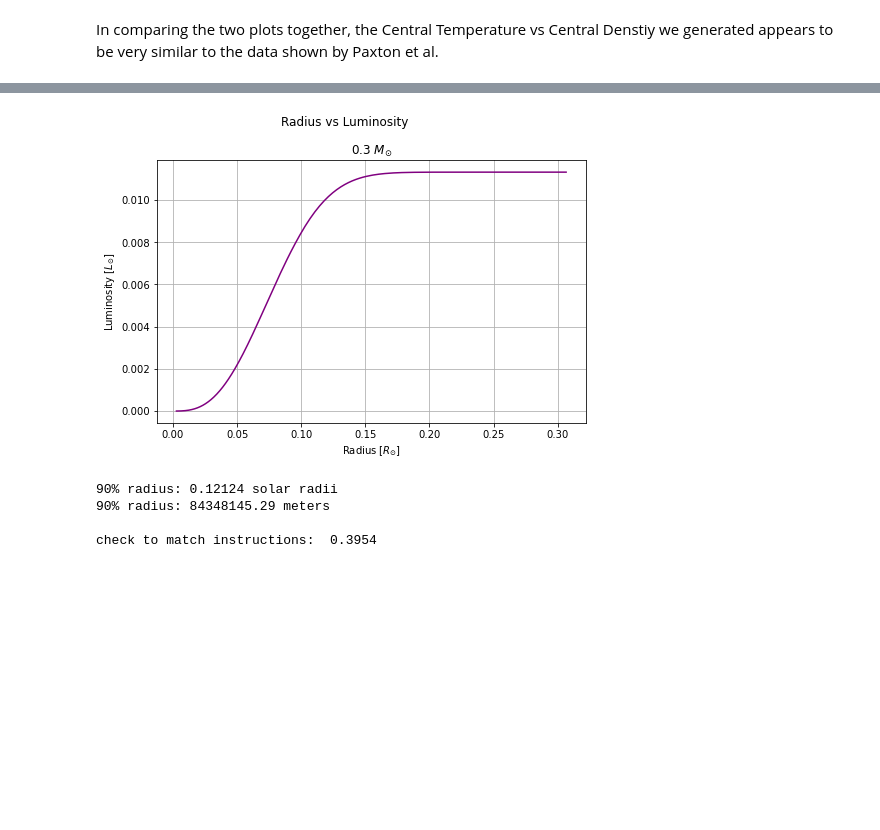
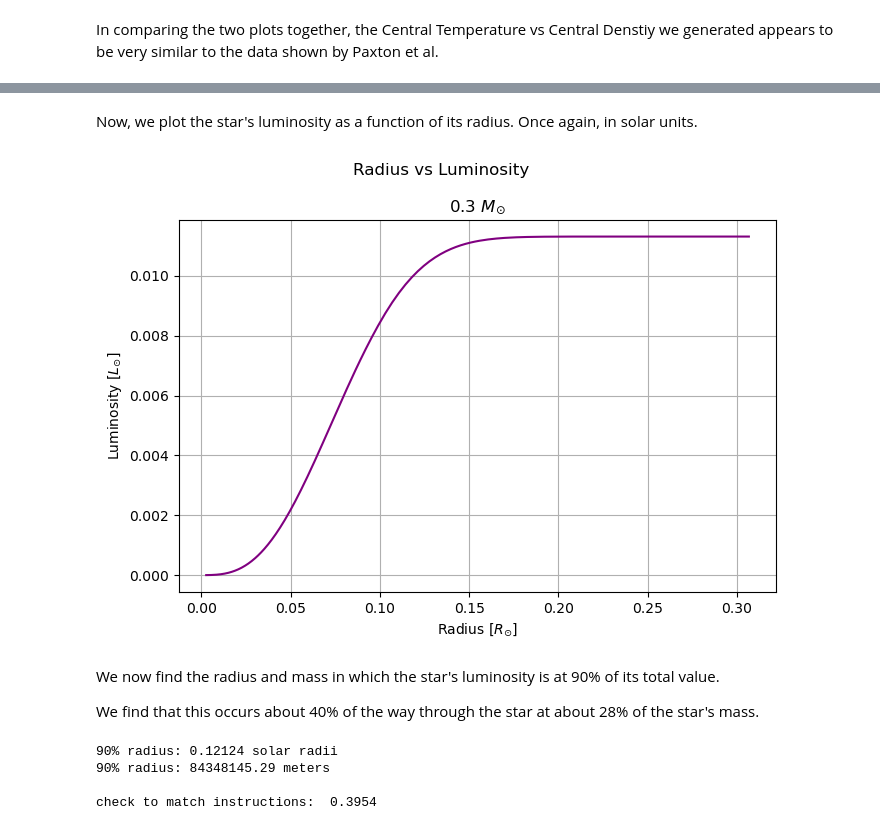
Before and after one commit to tairaeli/AST_304_Projects, a Jupyter notebook: project3/final_writeup.ipynb, the cells around one changed output, grey strips where cells are left out. Saved outputs shown, nothing was run; the diff lists cells and outputs as text; code cells hidden in the pictures; blank space fills up the shorter version.

```diff
--- a/project3/final_writeup.ipynb
+++ b/project3/final_writeup.ipynb
@@ -64,7 +65,7 @@ delta_m = Msun*1e-18
 eta = 1e-20
 xi = 5e-2
 
-pp_thing = 1
+pp_rate = 1
 
 # mass ratio of hydrogen
 XH = 0.706
@@ -125,7 +126,7 @@ R_list = np.zeros(len(mass_list))
 # iterates through all of masses and finds the wanted luminosities
 for i,S_mass in enumerate(mass_list):
 
-    R_final = brentq(min_this,a = 0.0001, b = 1, args = (S_mass, delta_m, eta, xi, mu, pp_thing))
+    R_final = brentq(min_this,a = 0.0001, b = 1, args = (S_mass, delta_m, eta, xi, mu, pp_rate))
 
     T_surf = Teff(S_mass)
 
@@ -186,4 +191,4 @@ In comparing the two plots together, the Central Temperature vs Central Denstiy
 # %%
-R_final = brentq(min_this,a = 0.01, b = 1, xtol = 1e-10,args = (.3, delta_m, eta, xi, mu, pp_thing))
+R_final = brentq(min_this,a = 0.01, b = 1, xtol = 1e-10,args = (.3, delta_m, eta, xi, mu, pp_rate))
 Pc, rhoc, Tc = central_thermal(.3, R_final, mu)
-m, r, p, l = integrate(Pc,rhoc,Tc,delta_m,eta,xi,mu,pp_factor = pp_thing)
+m, r, p, l = integrate(Pc,rhoc,Tc,delta_m,eta,xi,mu,pp_factor = pp_rate)
@@ -202,15 +209,21 @@ plt.grid()
+# %% [markdown]
+Now, we plot the star's luminosity as a function of its radius. Once again, in solar units.
 # %%
 # plotting radius and luminosity for a 0.3 mass star
 plt.figure(figsize = (7,5))
-plt.plot(r/6.957e8,l/3.828e26, color = 'purple')
+plt.plot(r/Rsun,l/Lsun, color = 'purple')
 plt.suptitle('Radius vs Luminosity')
 plt.title('0.3 $M_{\odot}$')
 plt.xlabel('Radius [$R_{\odot}$]')
 plt.ylabel('Luminosity [$L_{\odot}$]')
 plt.tight_layout()
 plt.grid()
 # %% [output]
-[figure, old version]
+[figure, new version]
+# %% [markdown]
+We now find the radius and mass in which the star's luminosity is at 90% of its total value.
+
+We find that this occurs about 40% of the way through the star at about 28% of the star's mass.
 # %%
 # finding the radius when the luminosity is at 90%
 ninety_rad = r[np.max(np.where(l <= np.max(l)*0.9))]
```
Also changed, not shown: parts of 16 cells of this notebook, 2 other files.
